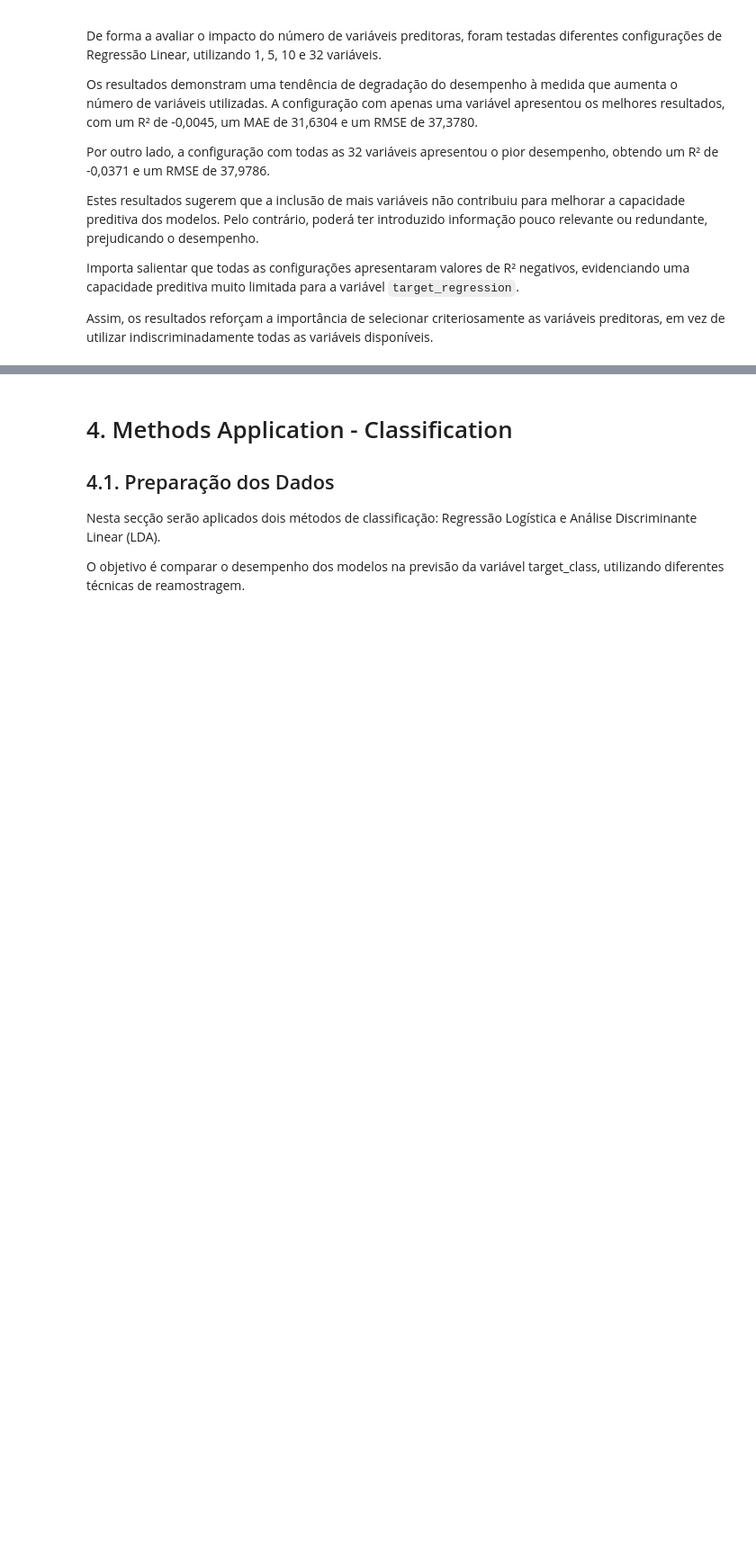
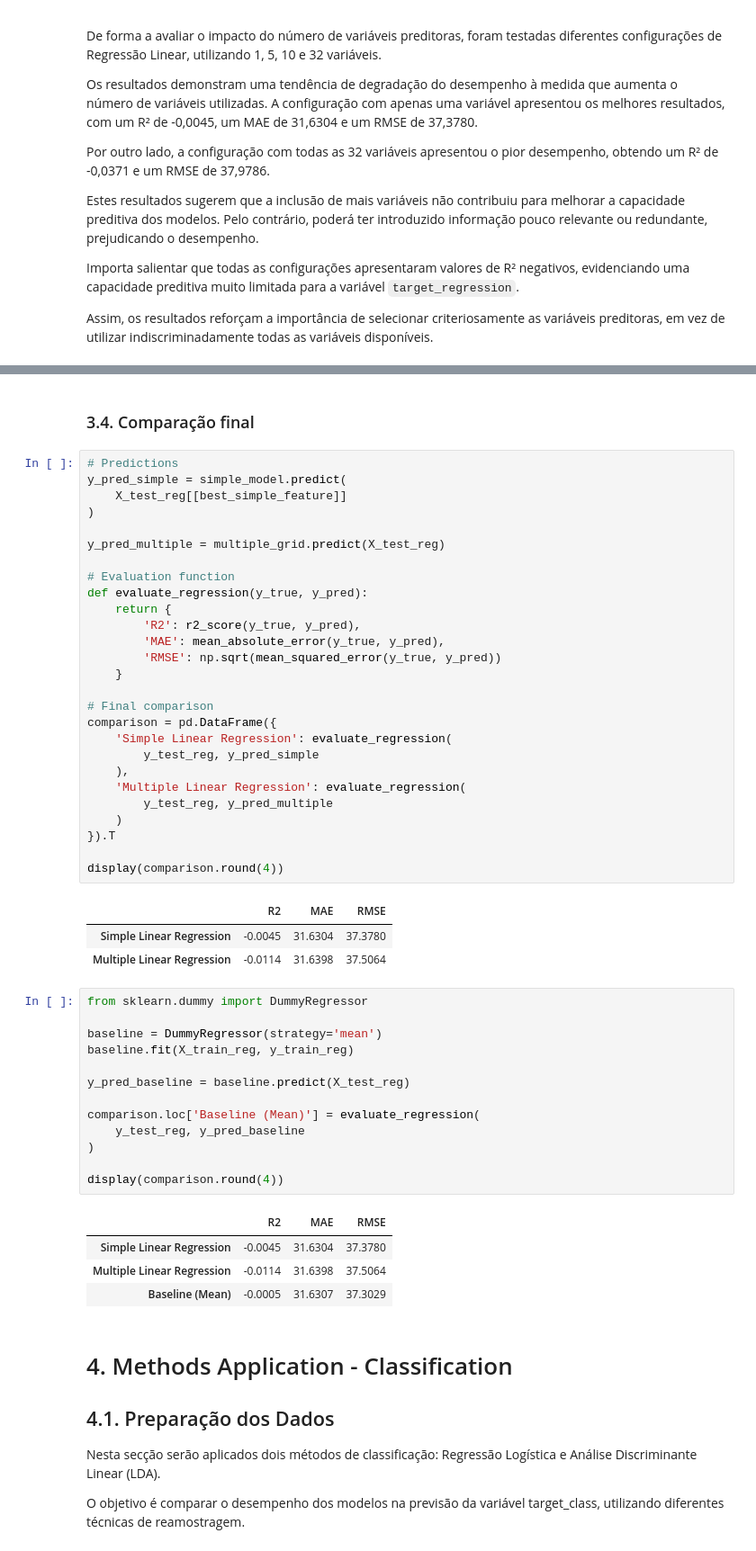
Before and after one commit to GasparAVieira/APRAU, a Jupyter notebook: Diogov2.ipynb, the cells around one changed output, grey strips where cells are left out. Shown at 90% size. Cells and saved outputs as stored; diff of their text form; blank space fills up the shorter version.

```diff
--- a/Diogov2.ipynb
+++ b/Diogov2.ipynb
@@ -1011,3 +1161,54 @@ Assim, os resultados reforçam a importância de selecionar criteriosamente as v
+# %% [markdown]
+### 3.4. Comparação final
+# %%
+# Predictions
+y_pred_simple = simple_model.predict(
+    X_test_reg[[best_simple_feature]]
+)
+
+y_pred_multiple = multiple_grid.predict(X_test_reg)
+
+# Evaluation function
+def evaluate_regression(y_true, y_pred):
+    return {
+        'R2': r2_score(y_true, y_pred),
+        'MAE': mean_absolute_error(y_true, y_pred),
+        'RMSE': np.sqrt(mean_squared_error(y_true, y_pred))
+    }
+
+# Final comparison
+comparison = pd.DataFrame({
+    'Simple Linear Regression': evaluate_regression(
+        y_test_reg, y_pred_simple
+    ),
+    'Multiple Linear Regression': evaluate_regression(
+        y_test_reg, y_pred_multiple
+    )
+}).T
+
+display(comparison.round(4))
+# %% [output]
+|  | R2 | MAE | RMSE |
+| Simple Linear Regression | -0.0045 | 31.6304 | 37.3780 |
+| Multiple Linear Regression | -0.0114 | 31.6398 | 37.5064 |
+# %%
+from sklearn.dummy import DummyRegressor
+
+baseline = DummyRegressor(strategy='mean')
+baseline.fit(X_train_reg, y_train_reg)
+
+y_pred_baseline = baseline.predict(X_test_reg)
+
+comparison.loc['Baseline (Mean)'] = evaluate_regression(
+    y_test_reg, y_pred_baseline
+)
+
+display(comparison.round(4))
+# %% [output]
+|  | R2 | MAE | RMSE |
+| Simple Linear Regression | -0.0045 | 31.6304 | 37.3780 |
+| Multiple Linear Regression | -0.0114 | 31.6398 | 37.5064 |
+| Baseline (Mean) | -0.0005 | 31.6307 | 37.3029 |
 # %% [markdown]
 # 4. Methods Application - Classification
 
```
Also changed, not shown: parts of 8 cells of this notebook, 1 other file.
